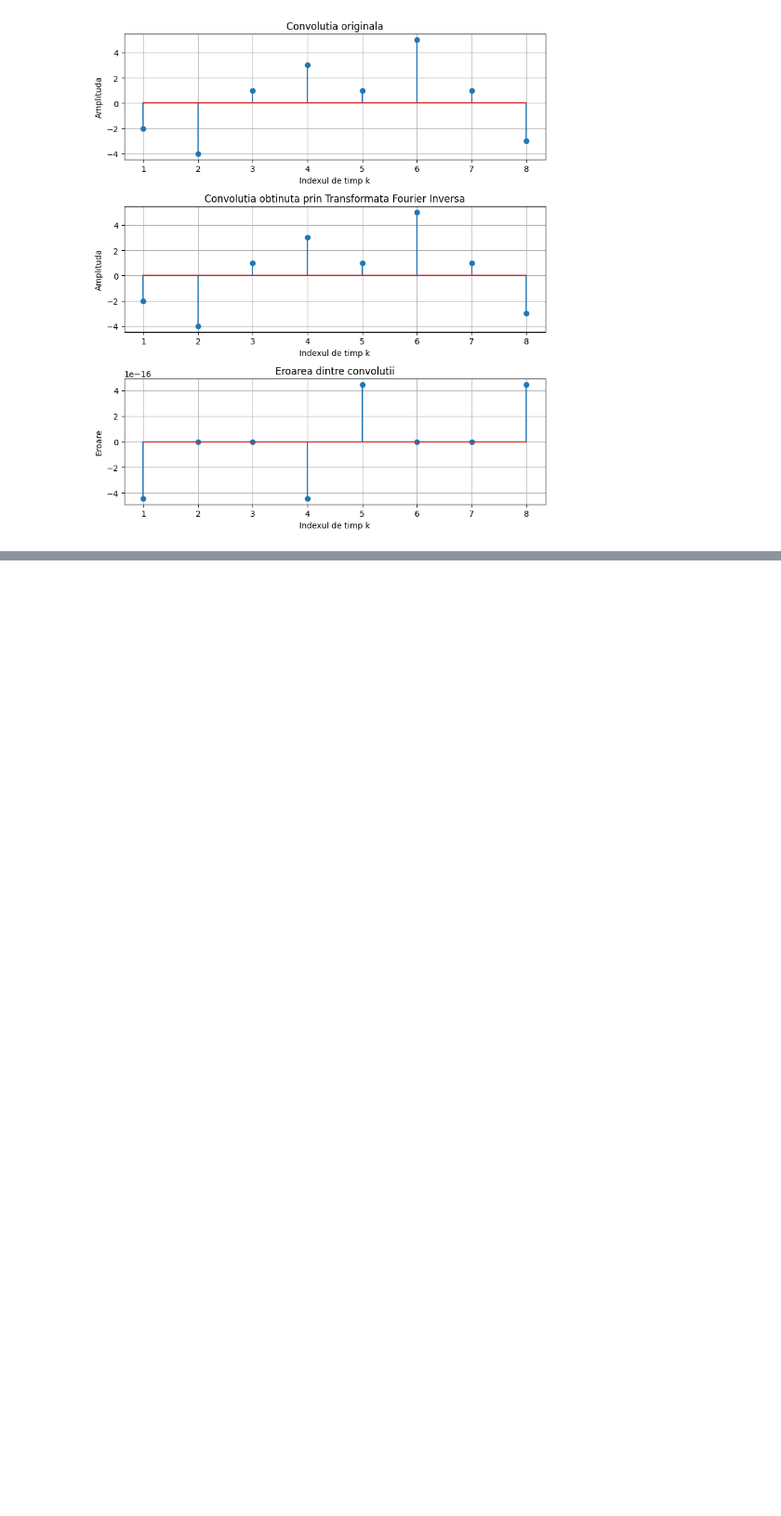
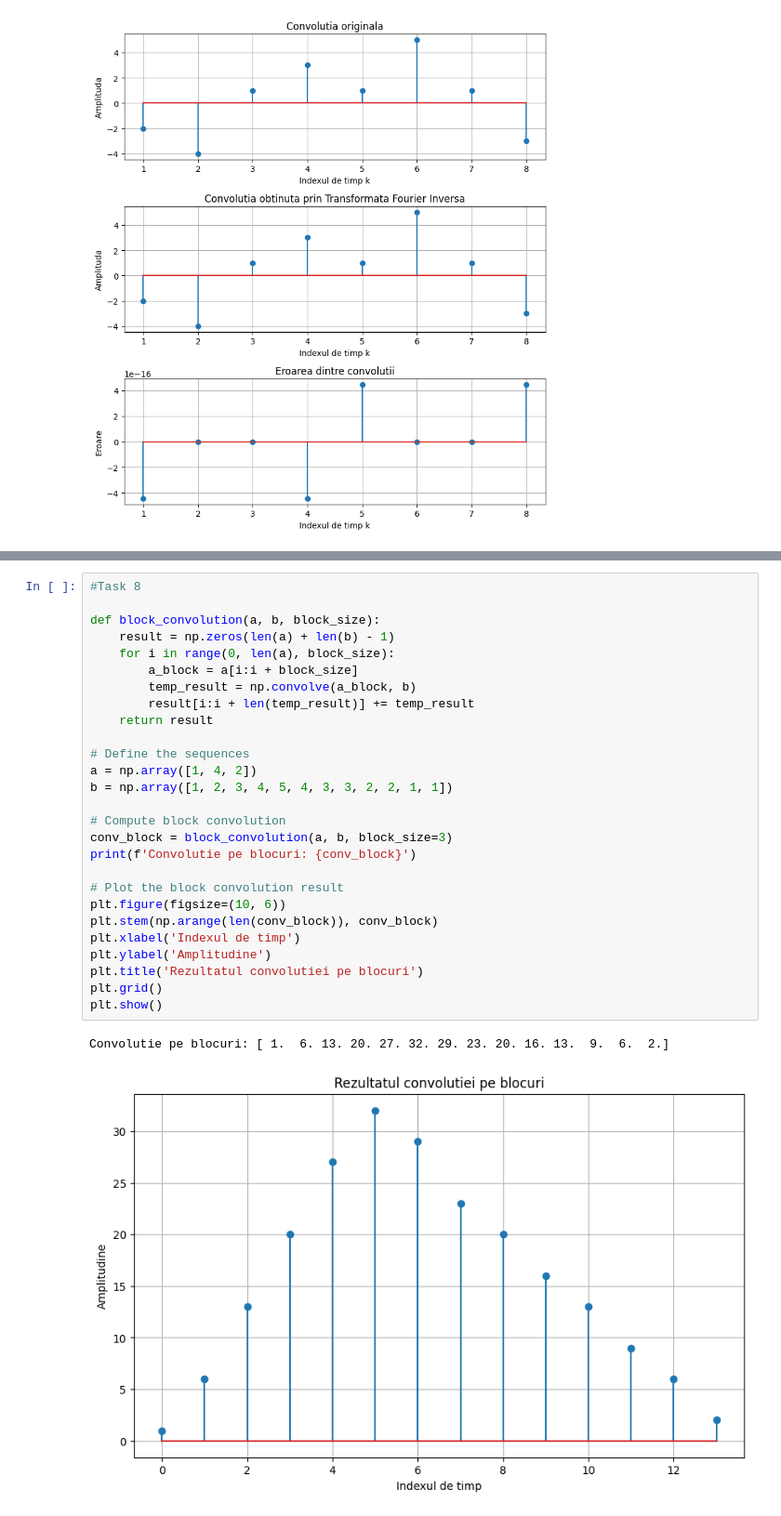
Before and after one commit to KaBoomKaBoom/PS_Labs, a Jupyter notebook: Lab2/Lab2.ipynb, the cells around one changed output, grey strips where cells are left out. Shown at 93% size. Drawn from its saved outputs; the diff is of its cells as text; blank space fills up the shorter version.

```diff
--- a/Lab2/Lab2.ipynb
+++ b/Lab2/Lab2.ipynb
@@ -143,0 +290,30 @@ plt.show()
+# %%
+#Task 8
+
+def block_convolution(a, b, block_size):
+    result = np.zeros(len(a) + len(b) - 1)
+    for i in range(0, len(a), block_size):
+        a_block = a[i:i + block_size]
+        temp_result = np.convolve(a_block, b)
+        result[i:i + len(temp_result)] += temp_result
+    return result
+
+# Define the sequences
+a = np.array([1, 4, 2])
+b = np.array([1, 2, 3, 4, 5, 4, 3, 3, 2, 2, 1, 1])
+
+# Compute block convolution
+conv_block = block_convolution(a, b, block_size=3)
+print(f'Convolutie pe blocuri: {conv_block}')
+
+# Plot the block convolution result
+plt.figure(figsize=(10, 6))
+plt.stem(np.arange(len(conv_block)), conv_block)
+plt.xlabel('Indexul de timp')
+plt.ylabel('Amplitudine')
+plt.title('Rezultatul convolutiei pe blocuri')
+plt.grid()
+plt.show()
+# %% [output]
+Convolutie pe blocuri: [ 1.  6. 13. 20. 27. 32. 29. 23. 20. 16. 13.  9.  6.  2.]
+[figure, added]
```
Also changed, not shown: parts of 4 cells of this notebook.
